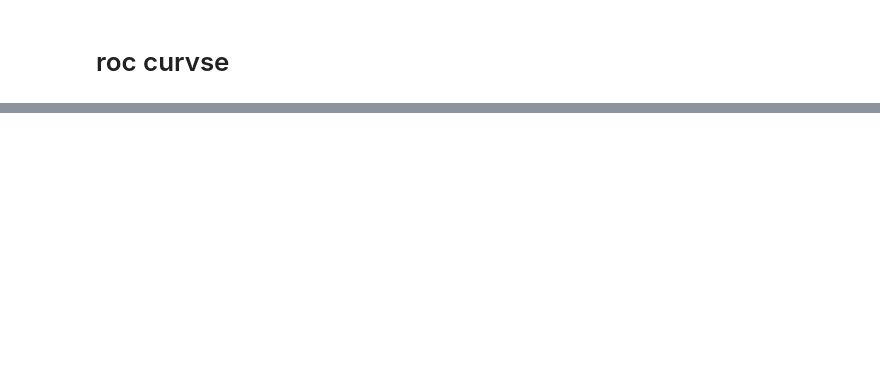
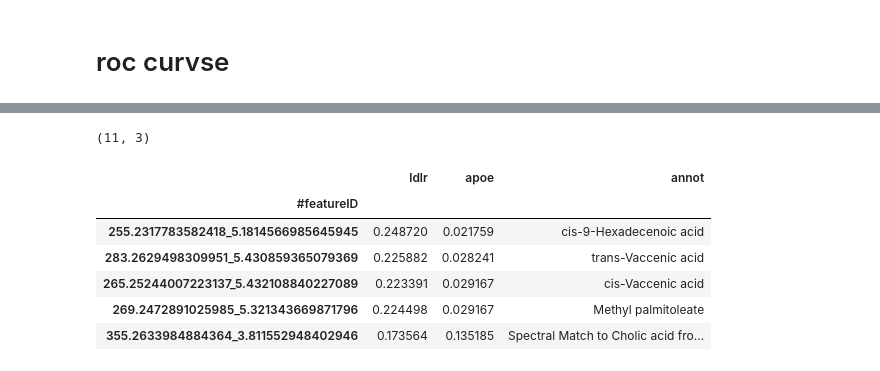
Before and after one commit to knightlab-analyses/crossmodel_prediction, a Jupyter notebook: notebooks/fig3.metabolomics.ipynb, the cells around one changed output, grey strips where cells are left out. Cells and saved outputs as stored; diff of their text form; code cells hidden in the pictures; blank space fills up the shorter version.

```diff
--- a/notebooks/fig3.metabolomics.ipynb
+++ b/notebooks/fig3.metabolomics.ipynb
@@ -373 +379,20 @@ p.save_figure('ldlr-metabolome.pdf')
+# %%
+#exp2_ldlr.feature_metadata['standard_indentification_level_1'].fillna(exp2_ldlr.feature_metadata['LibraryID'], inplace=True)
+df_aucs = pd.concat([exp2_ldlr.feature_metadata[['LibraryID', 'AUC']].dropna(axis=0, how='any').AUC, exp2_apoe.feature_metadata.AUC], join='inner', axis=1)
+df_aucs.columns = ['ldlr', 'apoe']
+df_aucs['annot'] = exp2_ldlr.feature_metadata['LibraryID']
+df_aucs2 = df_aucs.query('~(0.25 < ldlr < 0.75) and ~(0.25 < apoe < 0.75)')
+df_aucs2.shape
+# %% [output]
+(11, 3)
+# %%
+df_aucs2.sort_values(['apoe', 'ldlr']).head()
+# %% [output]
+|  | ldlr | apoe | annot |
+| #featureID |  |  |  |
+| 255.2317783582418_5.1814566985645945 | 0.248720 | 0.021759 | cis-9-Hexadecenoic acid |
+| 283.2629498309951_5.430859365079369 | 0.225882 | 0.028241 | trans-Vaccenic acid |
+| 265.25244007223137_5.432108840227089 | 0.223391 | 0.029167 | cis-Vaccenic acid |
+| 269.2472891025985_5.321343669871796 | 0.224498 | 0.029167 | Methyl palmitoleate |
+| 355.2633984884364_3.811552948402946 | 0.173564 | 0.135185 | Spectral Match to Cholic acid fro... |
 # %%
```
Also changed, not shown: parts of 14 cells of this notebook, 1 other file.
